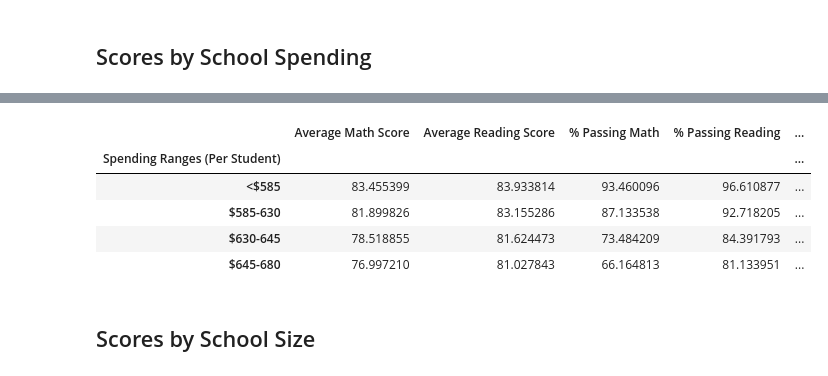
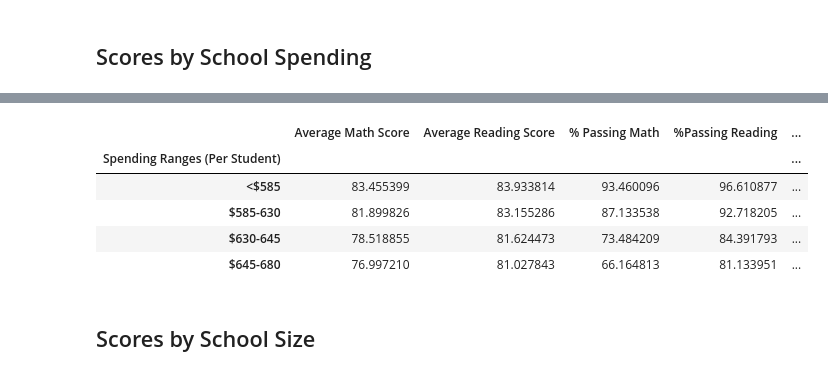
Before and after one commit to Grisy-98/pandas-challenge, a Jupyter notebook: PyCitySchools/PyCitySchools_starter.ipynb, the cells around one changed output, grey strips where cells are left out. Drawn from its saved outputs; the diff is of its cells as text; code cells hidden in the pictures.

```diff
--- a/PyCitySchools/PyCitySchools_starter.ipynb
+++ b/PyCitySchools/PyCitySchools_starter.ipynb
@@ -396,6 +414,8 @@ school_spending_df = per_school_summary.copy()
 # %%
 # Use `pd.cut` to categorize spending based on the bins.
-school_spending_df["Spending Ranges (Per Student)"] =
+school_spending_df["Per Student Budget"] = school_spending_df["Per Student Budget"].replace('[\$,]', '', regex=True).astype(float)
+school_spending_df["Spending Ranges (Per Student)"] = pd.cut(school_spending_df["Per Student Budget"], spending_bins, labels=labels)
+school_spending_df["Per Student Budget"] = school_spending_df["Per Student Budget"].map("${:,.2f}".format)
 school_spending_df
 # %% [output]
 |  | School Type | Total Students | Total School Budget | Per Student Budget | Average Math Score | ... |
@@ -423,12 +443,14 @@ spending_passing_reading = school_spending_df.groupby(["Spending Ranges (Per Stu
 overall_passing_spending = school_spending_df.groupby(["Spending Ranges (Per Student)"])["% Overall Passing"].mean()
 # %%
 # Assemble into DataFrame
-spending_summary =
+spending_summary = pd.DataFrame({"Average Math Score": spending_math_scores, "Average Reading Score": spending_reading_scores,
+                                 "% Passing Math": spending_passing_math, "%Passing Reading": spending_passing_reading,
+                                 "% Overall Passing": overall_passing_spending})
 
 # Display results
 spending_summary
 # %% [output]
-|  | Average Math Score | Average Reading Score | % Passing Math | % Passing Reading | ... |
+|  | Average Math Score | Average Reading Score | % Passing Math | %Passing Reading | ... |
 | Spending Ranges (Per Student) |  |  |  |  | ... |
 | <$585 | 83.455399 | 83.933814 | 93.460096 | 96.610877 | ... |
 | $585-630 | 81.899826 | 83.155286 | 87.133538 | 92.718205 | ... |
```
Also changed, not shown: parts of 6 cells of this notebook.
